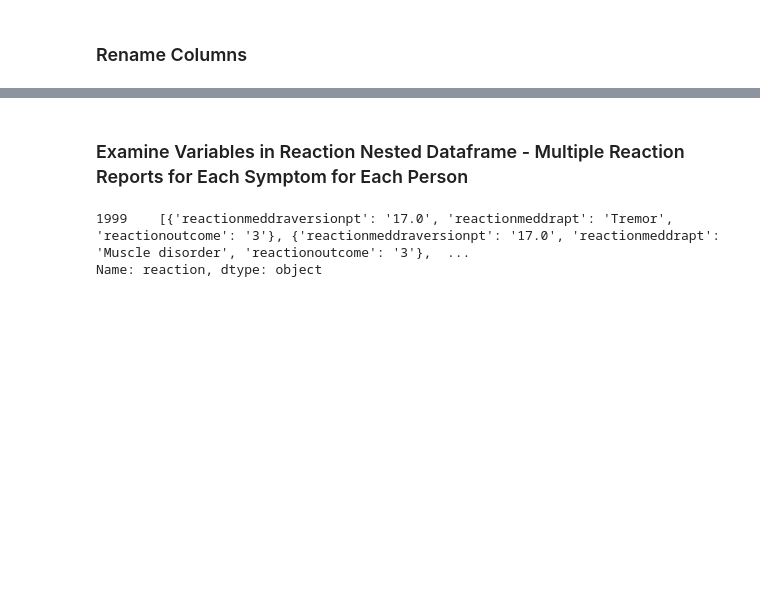
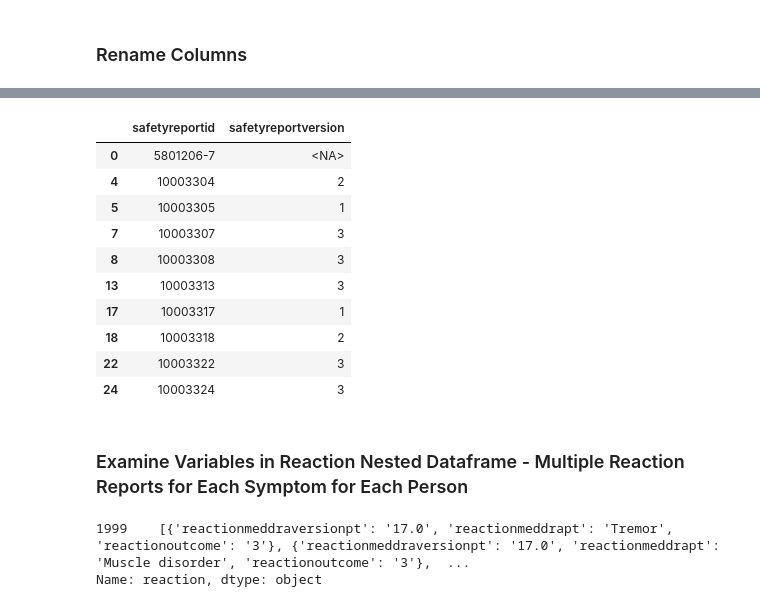
Before and after one commit to teamlunarlanding/Pharma-Drug-Surveillance, a Jupyter notebook: DataProcessing.ipynb, the cells around one changed output, grey strips where cells are left out. Cells and saved outputs as stored; diff of their text form; code cells hidden in the pictures; blank space fills up the shorter version.

```diff
--- a/DataProcessing.ipynb
+++ b/DataProcessing.ipynb
@@ -829,3 +829,18 @@ events_table.shape
+# %%
+# Verified that version control exists in API request
+events_table[['safetyreportid', 'safetyreportversion']].head(10)
+# %% [output]
+|  | safetyreportid | safetyreportversion |
+| 0 | 5801206-7 | <NA> |
+| 4 | 10003304 | 2 |
+| 5 | 10003305 | 1 |
+| 7 | 10003307 | 3 |
+| 8 | 10003308 | 3 |
+| 13 | 10003313 | 3 |
+| 17 | 10003317 | 1 |
+| 18 | 10003318 | 2 |
+| 22 | 10003322 | 3 |
+| 24 | 10003324 | 3 |
 # %% [markdown]
 ### Examine Variables in Reaction Nested Dataframe - Multiple Reaction Reports for Each Symptom for Each Person
 # %%
```
Also changed, not shown: parts of 98 cells of this notebook.
